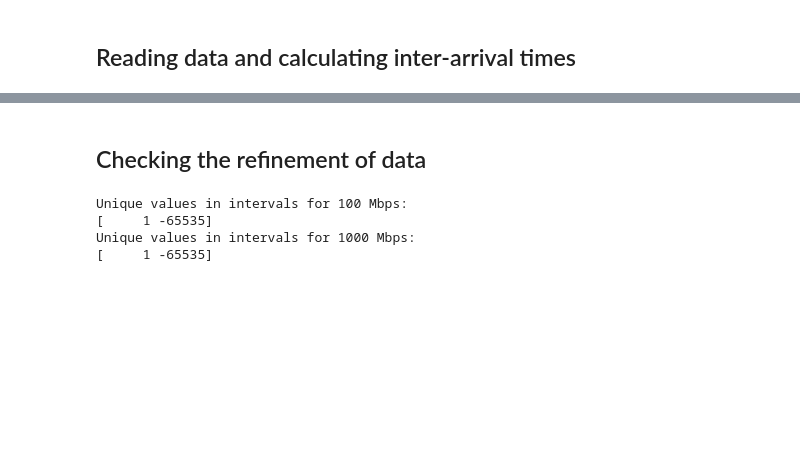
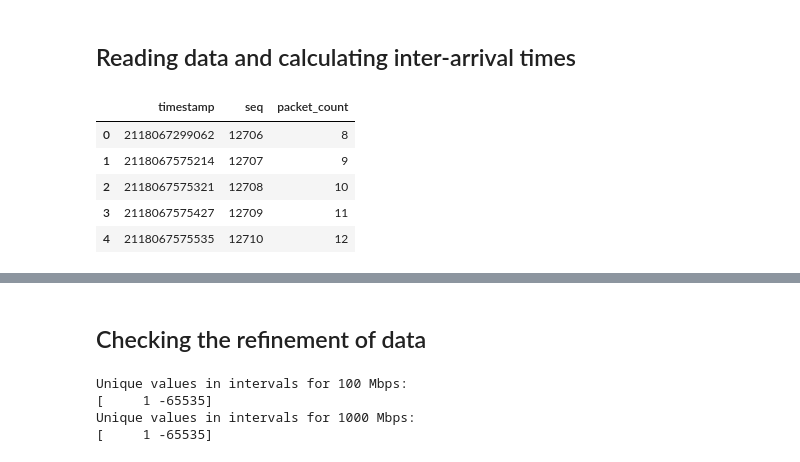
Before and after one commit to amir-sabzi/MinesVPN, a Jupyter notebook: codes/data_analysis/S_experiment.ipynb, the cells around one changed output, grey strips where cells are left out. Saved outputs shown, nothing was run; the diff lists cells and outputs as text; code cells hidden in the pictures; blank space fills up the shorter version.

```diff
--- a/codes/data_analysis/S_experiment.ipynb
+++ b/codes/data_analysis/S_experiment.ipynb
@@ -11,10 +12,18 @@ warnings.simplefilter(action='ignore', category=FutureWarning)
 # %%
 file_path_100 = "/home/asabzi/switch_ipg/revised_data/ts_100Mbps"
 file_path_1000 = "/home/asabzi/switch_ipg/revised_data/ts_1000Mbps"
 df_100 = pd.read_csv(file_path_100,names=['dummy_1', 'timestamp', 'dummy_2', 'seq', 'dummy_3', 'packet_count'], delim_whitespace=True)
 df_1000 = pd.read_csv(file_path_1000,names=['dummy_1', 'timestamp', 'dummy_2', 'seq', 'dummy_3', 'packet_count'], delim_whitespace=True)
 df_100.drop(columns=['dummy_1', 'dummy_2', 'dummy_3'], inplace=True)
 df_1000.drop(columns=['dummy_1', 'dummy_2', 'dummy_3'], inplace=True)
+df_100.head()
+# %% [output]
+|  | timestamp | seq | packet_count |
+| 0 | 2118067299062 | 12706 | 8 |
+| 1 | 2118067575214 | 12707 | 9 |
+| 2 | 2118067575321 | 12708 | 10 |
+| 3 | 2118067575427 | 12709 | 11 |
+| 4 | 2118067575535 | 12710 | 12 |
 # %%
 df_rtx_1_100 = df_100.iloc[:-1,:].reset_index()
 df_rtx_2_100 = df_100.iloc[1:,:].reset_index()
```
Also changed, not shown: parts of 5 cells of this notebook.
